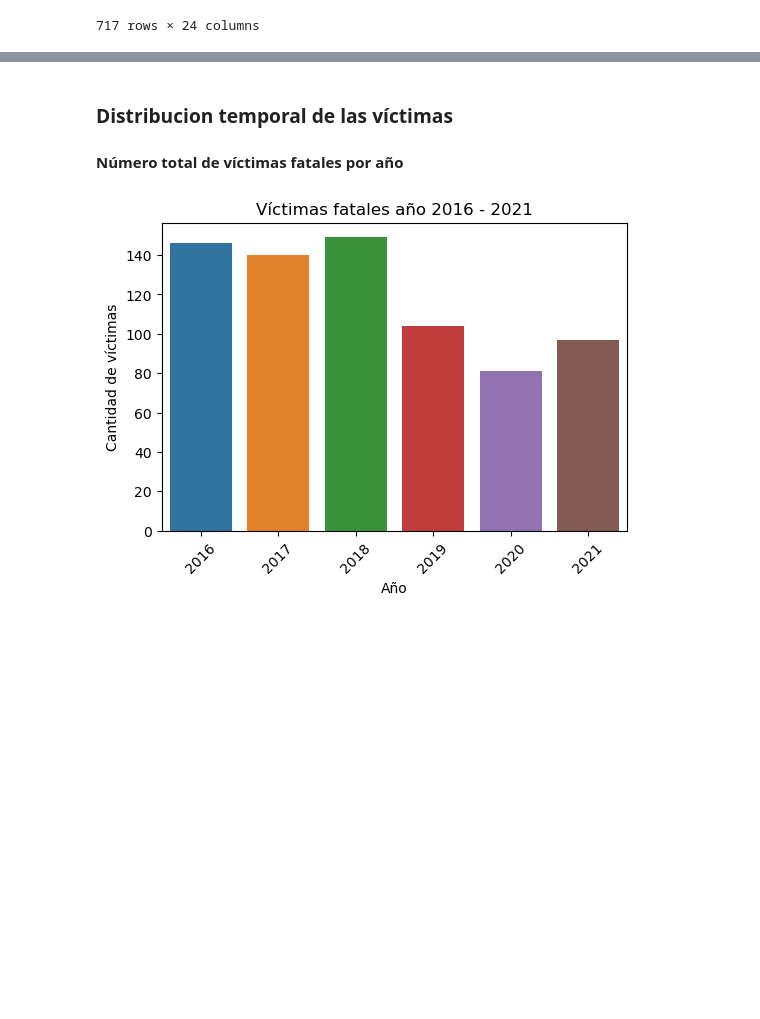
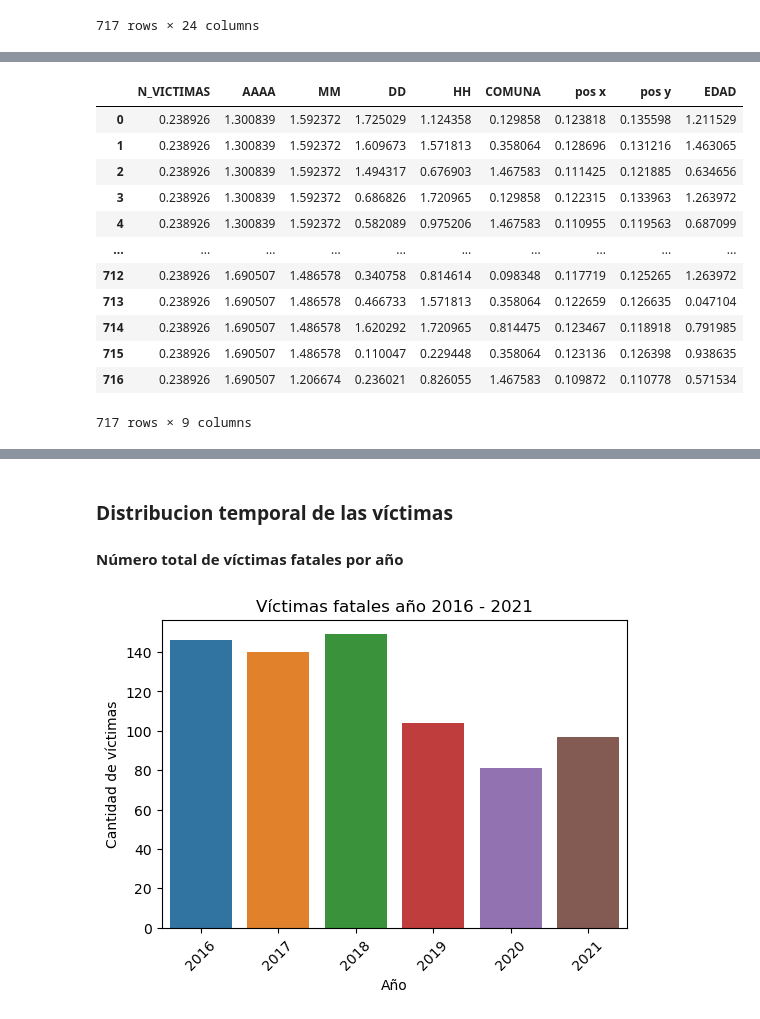
Before and after one commit to CristianSilvaB/PI_DA, a Jupyter notebook: notebooks/EDA.ipynb, the cells around one changed output, grey strips where cells are left out. Cells and saved outputs as stored; diff of their text form; code cells hidden in the pictures; blank space fills up the shorter version.

```diff
--- a/notebooks/EDA.ipynb
+++ b/notebooks/EDA.ipynb
@@ -30,0 +123,19 @@ homicidios_merge_df
+# %%
+z_scores = stats.zscore(homicidios_merge_df[numeric_columns])
+abs_z_scores = np.abs(z_scores)
+
+abs_z_scores
+# %% [output]
+|  | N_VICTIMAS | AAAA | MM | DD | HH | COMUNA | pos x | pos y | EDAD |
+| 0 | 0.238926 | 1.300839 | 1.592372 | 1.725029 | 1.124358 | 0.129858 | 0.123818 | 0.135598 | 1.211529 |
+| 1 | 0.238926 | 1.300839 | 1.592372 | 1.609673 | 1.571813 | 0.358064 | 0.128696 | 0.131216 | 1.463065 |
+| 2 | 0.238926 | 1.300839 | 1.592372 | 1.494317 | 0.676903 | 1.467583 | 0.111425 | 0.121885 | 0.634656 |
+| 3 | 0.238926 | 1.300839 | 1.592372 | 0.686826 | 1.720965 | 0.129858 | 0.122315 | 0.133963 | 1.263972 |
+| 4 | 0.238926 | 1.300839 | 1.592372 | 0.582089 | 0.975206 | 1.467583 | 0.110955 | 0.119563 | 0.687099 |
+| ... | ... | ... | ... | ... | ... | ... | ... | ... | ... |
+| 712 | 0.238926 | 1.690507 | 1.486578 | 0.340758 | 0.814614 | 0.098348 | 0.117719 | 0.125265 | 1.263972 |
+| 713 | 0.238926 | 1.690507 | 1.486578 | 0.466733 | 1.571813 | 0.358064 | 0.122659 | 0.126635 | 0.047104 |
+| 714 | 0.238926 | 1.690507 | 1.486578 | 1.620292 | 1.720965 | 0.814475 | 0.123467 | 0.118918 | 0.791985 |
+| 715 | 0.238926 | 1.690507 | 1.486578 | 0.110047 | 0.229448 | 0.358064 | 0.123136 | 0.126398 | 0.938635 |
+| 716 | 0.238926 | 1.690507 | 1.206674 | 0.236021 | 0.826055 | 1.467583 | 0.109872 | 0.110778 | 0.571534 |
+717 rows × 9 columns
```
Also changed, not shown: parts of 18 cells of this notebook, 1 other file.
